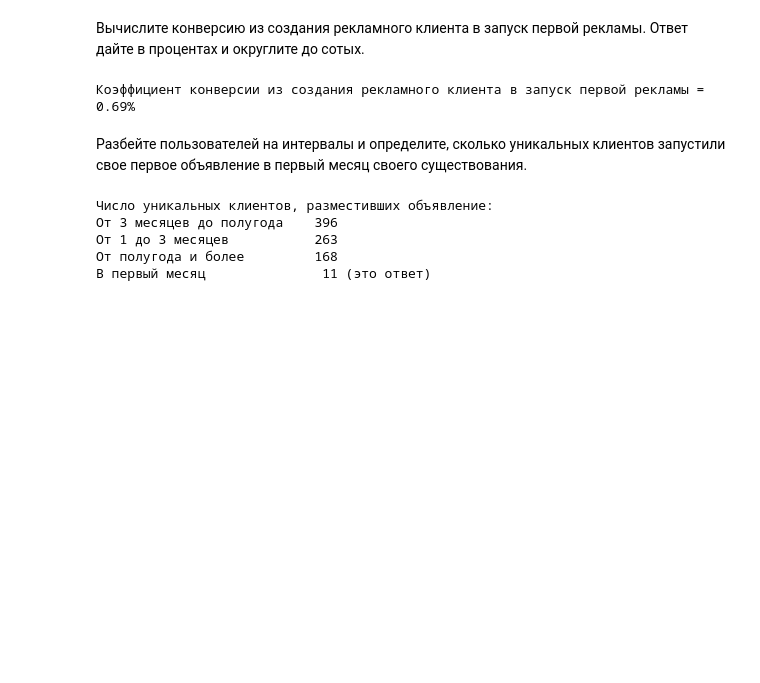
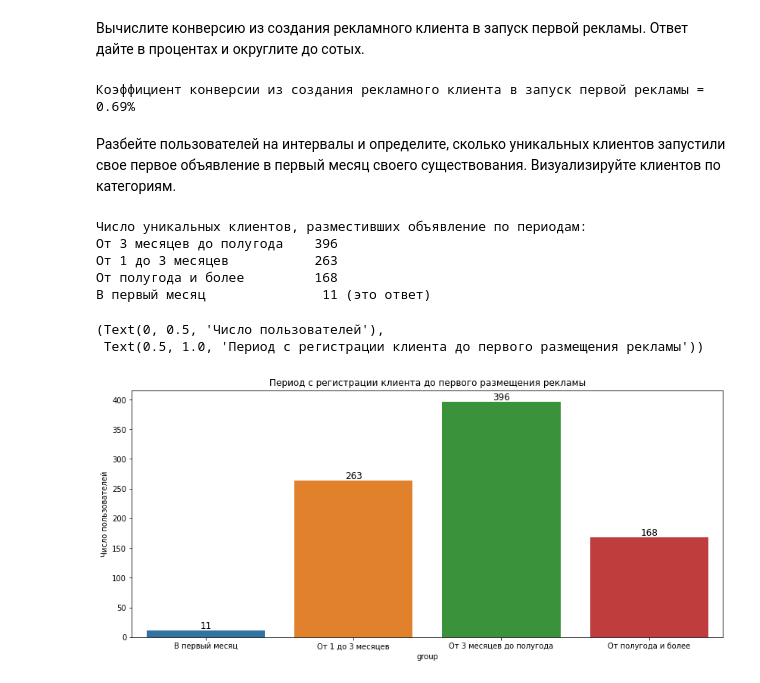
Before and after one commit to Lasiagrostis/per-aspera-ad-astra, a Jupyter notebook: Minicase_1.ipynb, the cells around one changed output. Saved outputs shown, nothing was run; the diff lists cells and outputs as text; code cells hidden in the pictures; blank space fills up the shorter version.

```diff
--- a/Minicase_1.ipynb
+++ b/Minicase_1.ipynb
@@ -110,7 +112,8 @@ find_problem_ad(ads_data)
 # %% [markdown]
 Найдите среднее количество дней от даты создания рекламного клиента и первым запуском рекламного объявления этим клиентом.
 # %%
-create_and_publish_diff = ads_data[["client_union_id", "create_date", "placement_date"]].sort_values("placement_date").drop_duplicates(subset="client_union_id").reset_index(drop=True)
+create_and_publish_diff = ads_data[["client_union_id", "create_date", "placement_date"]].sort_values("placement_date")\
+                                                     .drop_duplicates(subset="client_union_id").reset_index(drop=True)
 create_and_publish_diff["difference"] = create_and_publish_diff["placement_date"] - create_and_publish_diff["create_date"]
 print("Среднее количество дней от даты создания рекламного клиента до запуска первой рекламы:", create_and_publish_diff.difference.mean())
 create_and_publish_diff.head()
@@ -130,14 +133,23 @@ print(f"Коэффициент конверсии из создания рекл
 # %% [output]
 Коэффициент конверсии из создания рекламного клиента в запуск первой рекламы = 0.69%
 # %% [markdown]
-Разбейте пользователей на интервалы и определите, сколько уникальных клиентов запустили свое первое объявление в первый месяц своего существования.
+Разбейте пользователей на интервалы и определите, сколько уникальных клиентов запустили свое первое объявление в первый месяц своего существования. Визуализируйте клиентов по категориям.
 # %%
 create_and_publish_diff["group"] = pd.cut(create_and_publish_diff["difference"], bins=pd.to_timedelta([0, 30, 90, 180, 365], unit="d"),
         labels=["В первый месяц", "От 1 до 3 месяцев", "От 3 месяцев до полугода", "От полугода и более"])
-print("Число уникальных клиентов, разместивших объявление: \n" + create_and_publish_diff["group"].value_counts().to_string(), "(это ответ)")
+print("Число уникальных клиентов, разместивших объявление по периодам: \n" + create_and_publish_diff["group"].value_counts().to_string(), "(это ответ)")
+
+plt.figure(figsize=(14, 6))
+plot = sns.barplot(x = create_and_publish_diff.groupby("group", as_index=False).agg({"difference":"count"})["group"],
+            y = create_and_publish_diff.groupby("group", as_index=False).agg({"difference":"count"})["difference"])
+plot.bar_label(plot.containers[0], size = 12)
+plot.set_ylabel("Число пользователей"), plot.set_title("Период с регистрации клиента до первого размещения рекламы")
 # %% [output]
-Число уникальных клиентов, разместивших объявление:
+Число уникальных клиентов, разместивших объявление по периодам:
 От 3 месяцев до полугода    396
 От 1 до 3 месяцев           263
 От полугода и более         168
 В первый месяц               11 (это ответ)
+(Text(0, 0.5, 'Число пользователей'),
+ Text(0.5, 1.0, 'Период с регистрации клиента до первого размещения рекламы'))
+[figure, added]
```
Also changed, not shown: parts of 3 cells of this notebook.
